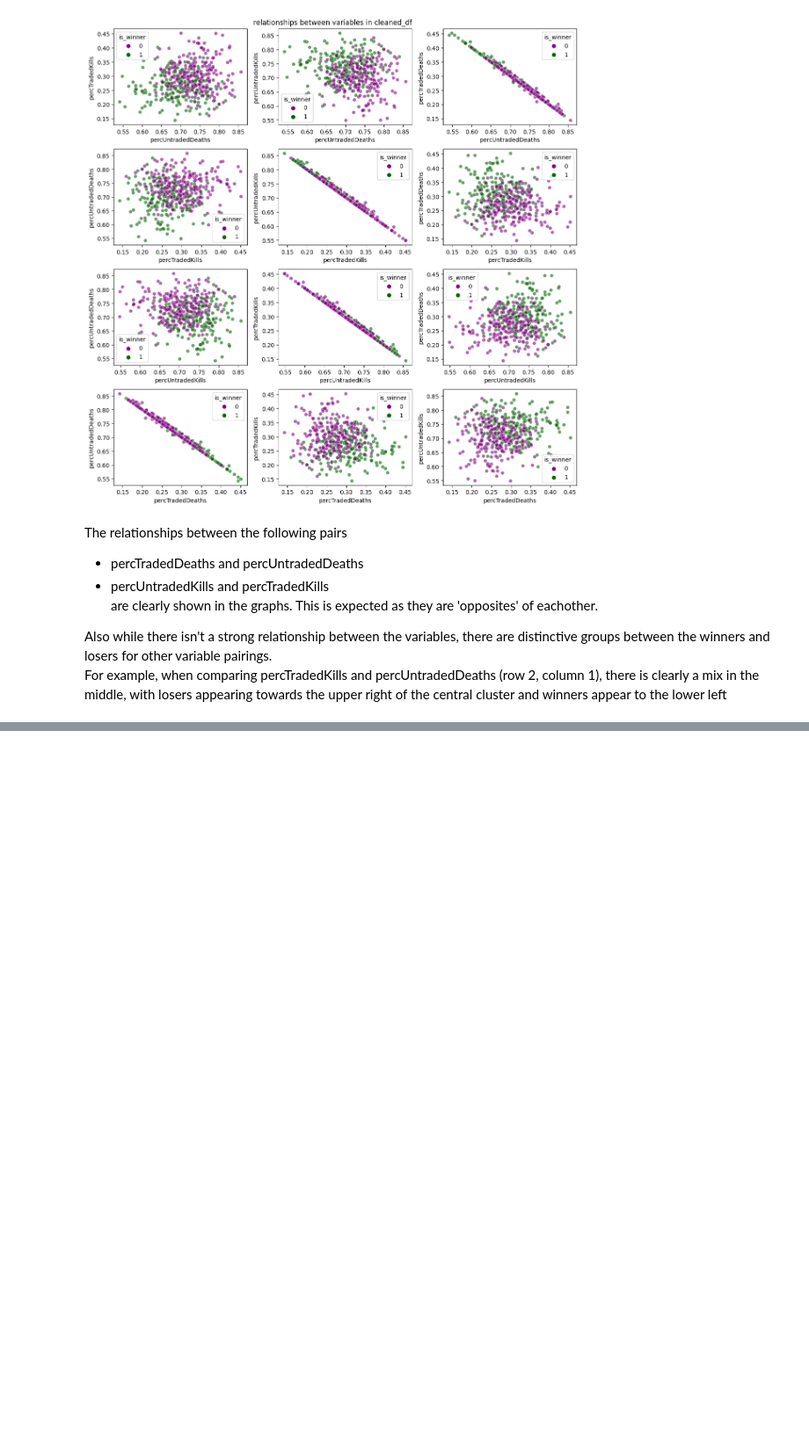
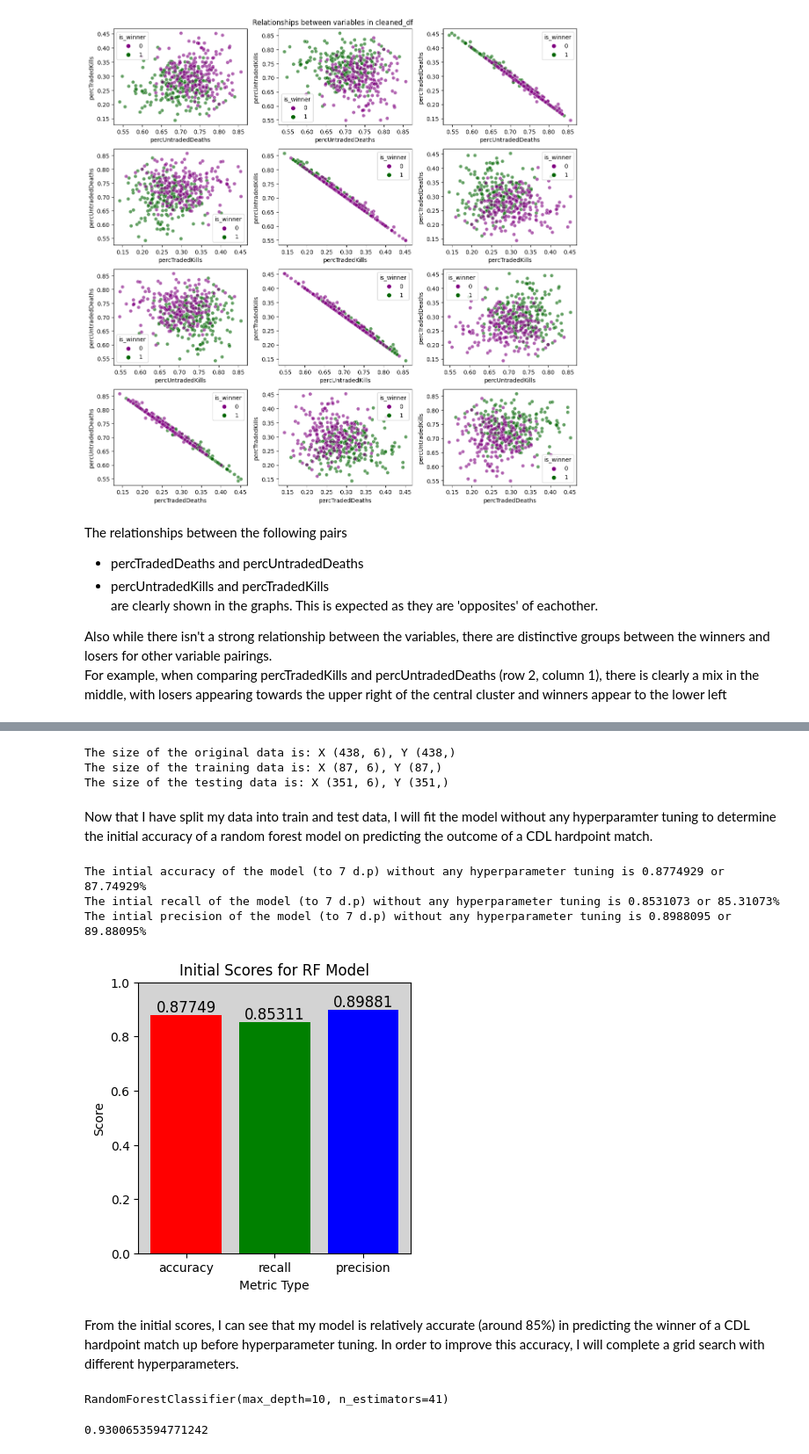
Before and after one commit to charlbbbbb/hardpoint-predict, a Jupyter notebook: main.ipynb, the cells around one changed output, grey strips where cells are left out. Shown at 88% size. Saved outputs shown, nothing was run; the diff lists cells and outputs as text; code cells hidden in the pictures; blank space fills up the shorter version.

```diff
--- a/main.ipynb
+++ b/main.ipynb
@@ -579,0 +643,60 @@ For example, when comparing percTradedKills and percUntradedDeaths (row 2, colum
+# %%
+# Import Requried Libraries
+from sklearn.ensemble import RandomForestClassifier
+from sklearn.metrics import accuracy_score, confusion_matrix, precision_score, recall_score, ConfusionMatrixDisplay
+from sklearn.model_selection import GridSearchCV, train_test_split
+
+# Split my dataset into train and test data (80-20 % split)
+y = cleaned_df["is_winner"]
+X = cleaned_df.copy().drop("is_winner", axis=1)
+
+trainX, testX, trainY, testY = train_test_split(X, y, test_size=0.8, random_state=123)
+print(f"The size of the original data is: X {X.shape}, Y {y.shape}")
+print(f"The size of the training data is: X {trainX.shape}, Y {trainY.shape}")
+print(f"The size of the testing data is: X {testX.shape}, Y {testY.shape}")
+# %% [output]
+The size of the original data is: X (438, 6), Y (438,)
+The size of the training data is: X (87, 6), Y (87,)
+The size of the testing data is: X (351, 6), Y (351,)
+# %% [markdown]
+Now that I have split my data into train and test data, I will fit the model without any hyperparamter tuning to determine the initial accuracy of a random forest model on predicting the outcome of a CDL hardpoint match.
+# %%
+# Fit the model and predict y
+rf = RandomForestClassifier()
+rf.fit(trainX, trainY)
+y_prediction = rf.predict(testX)
+
+# Calculate the inital scores
+initial_accuracy = accuracy_score(testY, y_prediction)
+initial_recall = recall_score(testY, y_prediction)
+initial_precision = precision_score(testY, y_prediction)
+
+#Print the results to higher precision (decimal places) than the plot
+print(f"The intial accuracy of the model (to 7 d.p) without any hyperparameter tuning is {round(initial_accuracy, 7)} or {round(initial_accuracy*100, 5)}%")
+print(f"The intial recall of the model (to 7 d.p) without any hyperparameter tuning is {round(initial_recall, 7)} or {round(initial_recall*100, 5)}%")
+print(f"The intial precision of the model (to 7 d.p) without any hyperparameter tuning is {round(initial_precision, 7)} or {round(initial_precision*100, 5)}%")
+
+# Plot the results
+fig = plt.figure(figsize=(4, 4))
+ax1 = fig.subplots()
+
+scores = [initial_accuracy, initial_recall, initial_precision]
+ax1.bar(x=["accuracy", "recall", "precision"], height=scores, color=['red', 'green', 'blue'])
+ax1.set_ylim(bottom=0, top=1);
+
+# Write the scores onto the plot
+for x, y in zip(ax1.get_xticks(), scores):
+    ax1.text(x, y, round(y, 5), size=12, horizontalalignment='center', verticalalignment='bottom')
+
+# Format the plot with labels/titles and colours
+ax1.set_title("Initial Scores for RF Model")
+ax1.set_xlabel("Metric Type")
+ax1.set_ylabel("Score")
+ax1.set_facecolor("lightgrey")
+# %% [output]
+The intial accuracy of the model (to 7 d.p) without any hyperparameter tuning is 0.8774929 or 87.74929%
+The intial recall of the model (to 7 d.p) without any hyperparameter tuning is 0.8531073 or 85.31073%
+The intial precision of the model (to 7 d.p) without any hyperparameter tuning is 0.8988095 or 89.88095%
+[figure, added]
+# %% [markdown]
+From the initial scores, I can see that my model is relatively accurate (around 85%) in predicting the winner of a CDL hardpoint match up before hyperparameter tuning. In order to improve this accuracy, I will complete a grid search with different hyperparameters.
@@ -579,0 +714,8 @@ For example, when comparing percTradedKills and percUntradedDeaths (row 2, colum
+# %%
+print(grid_search.best_estimator_)
+# %% [output]
+RandomForestClassifier(max_depth=10, n_estimators=41)
+# %%
+grid_search.best_score_
+# %% [output]
+0.9300653594771242
```
Also changed, not shown: parts of 16 cells of this notebook.
